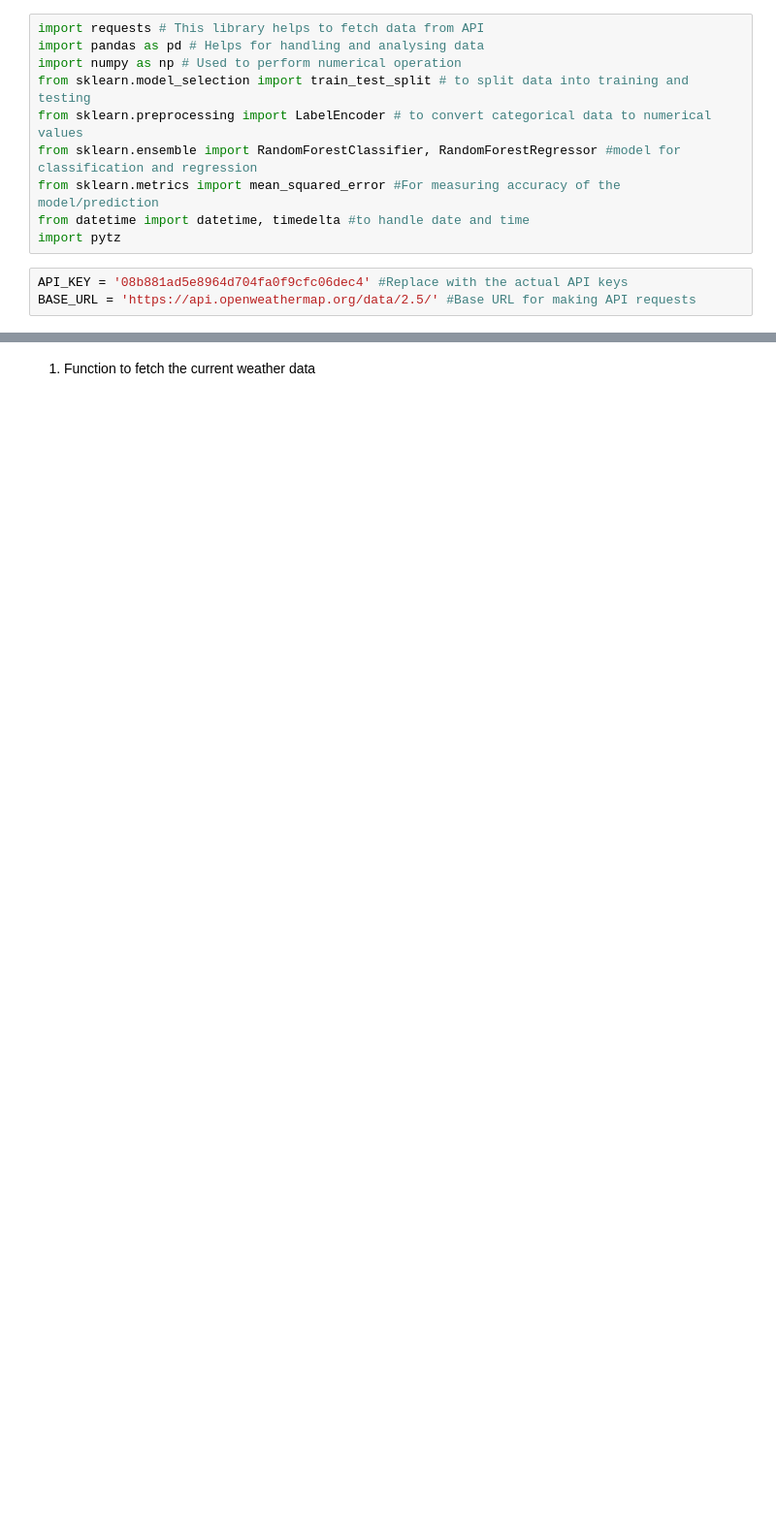
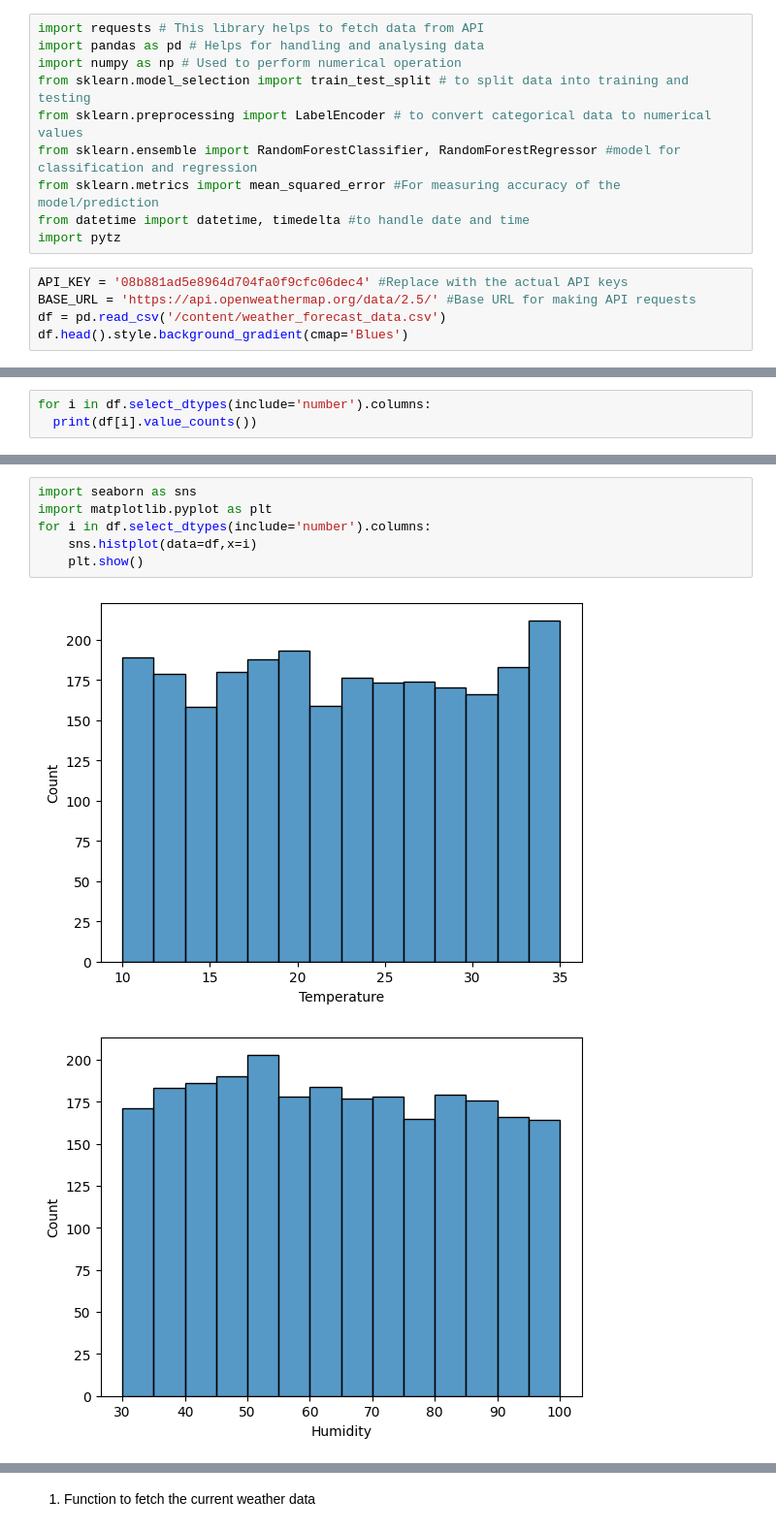
Before and after one commit to Alpha-lab12/Alpha-careers-website, a Jupyter notebook: Weather.ipynb, the cells around one changed output, grey strips where cells are left out. Shown at 97% size. Cells and saved outputs as stored; diff of their text form; blank space fills up the shorter version.

```diff
--- a/Weather.ipynb
+++ b/Weather.ipynb
@@ -13,3 +13,5 @@ import pytz
 # %%
 API_KEY = '08b881ad5e8964d704fa0f9cfc06dec4' #Replace with the actual API keys
 BASE_URL = 'https://api.openweathermap.org/data/2.5/' #Base URL for making API requests
+df = pd.read_csv('/content/weather_forecast_data.csv')
+df.head().style.background_gradient(cmap='Blues')
@@ -15,0 +67,3 @@ BASE_URL = 'https://api.openweathermap.org/data/2.5/' #Base URL for making API r
+# %%
+for i in df.select_dtypes(include='number').columns:
+  print(df[i].value_counts())
@@ -15,0 +90,9 @@ BASE_URL = 'https://api.openweathermap.org/data/2.5/' #Base URL for making API r
+# %%
+import seaborn as sns
+import matplotlib.pyplot as plt
+for i in df.select_dtypes(include='number').columns:
+    sns.histplot(data=df,x=i)
+    plt.show()
+# %% [output]
+[figure, added]
+[figure, added]
```
Also changed, not shown: parts of 26 cells of this notebook.
